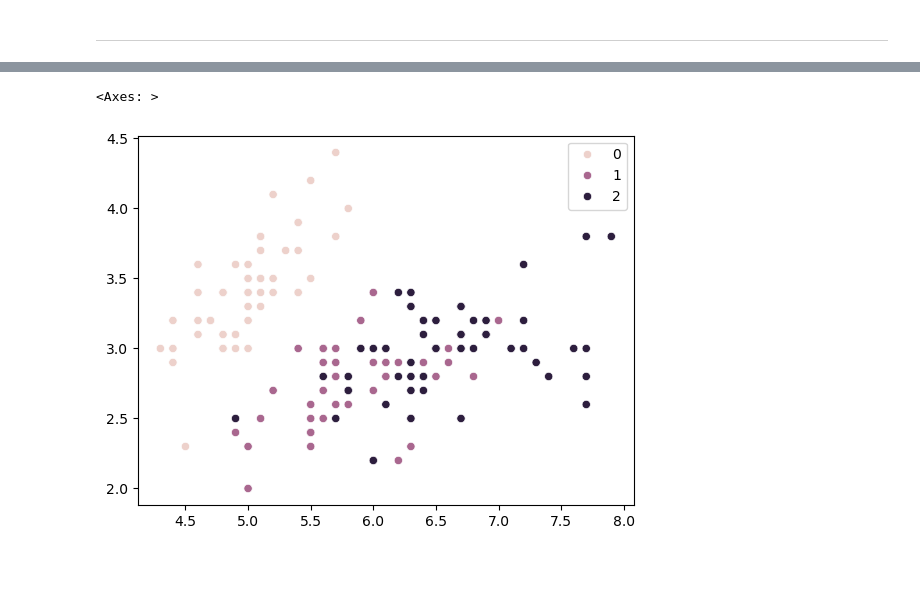
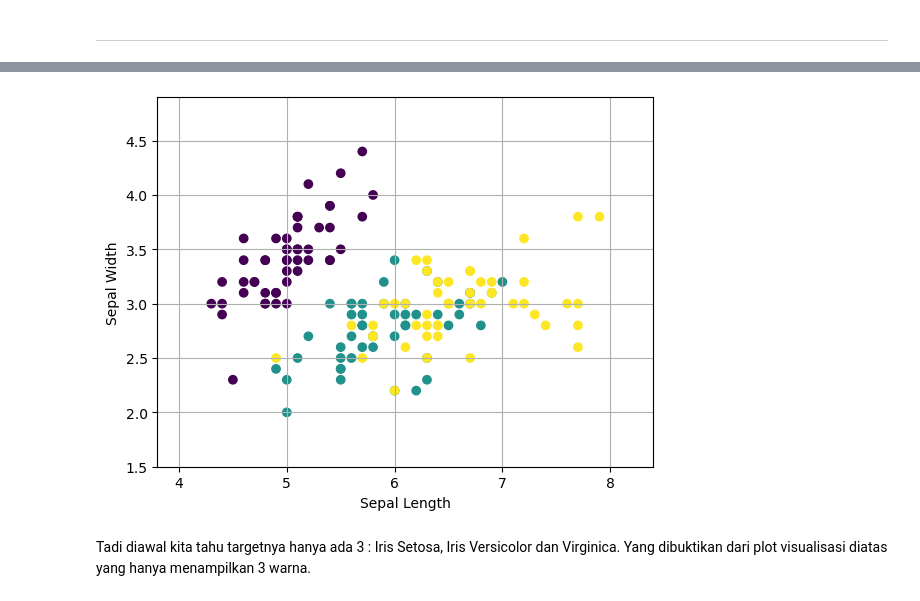
Before and after one commit to agungwahyuprayogo/Machine-Learning-with-Python-Scikit-Learning, a Jupyter notebook: 002 Sample Dataset pada Scikit Learn.ipynb, the cells around one changed output, grey strips where cells are left out. Saved outputs shown, nothing was run; the diff lists cells and outputs as text; code cells hidden in the pictures; blank space fills up the shorter version.

```diff
--- a/002 Sample Dataset pada Scikit Learn.ipynb
+++ b/002 Sample Dataset pada Scikit Learn.ipynb
@@ -313,8 +361,28 @@ Bilamana dibutuhkan kita juga bisa memanfaatkan Mathplotlib untuk melakukan visu
 # %%
-import seaborn as sns
+# import module as plt
+import matplotlib.pyplot as plt
 
-# Langsung tembak 2 kolom awal dan warna (hue)
-sns.scatterplot(x=X[:, 0], y=X[:, 1], hue=y)
+# mengambil semua baris dan hanya mengambil 2 kolom awal (sepal length dan width)
+X = X[:, :2]
+
+# x_min berasosiasi dengan X[0] terkecil dan dikuragi 0.5 untuk extra space
+# x_max berasosisasi dengan data di X[0] terbesar ditambah 0.5 untuk extra space
+# intinya memperlebar jarak untuk lebar dan tinggi latar visual
+x_min, x_max = X[:, 0].min() - 0.5, X[:, 0].max() + 0.5
+y_min, y_max = X[:, 1].min() - 0.5, X[:, 1].max() + 0.5
+
+# sumbu x menggunakan x[0] atau Sepal Length
+# sumbu y menggunakan x[1] atau Sepal Width
+# c sebagai parameter ke-3, color yang di tentukan oleh dari nilai variable y
+plt.scatter(X[:, 0], X[:, 1], c=y)
+plt.xlabel('Sepal Length')
+plt.ylabel('Sepal Width')
+
+plt.xlim(x_min, x_max)
+plt.ylim(y_min, y_max)
+plt.grid(True)
+plt.show()
 # %% [output]
-<Axes: >
-[figure, old version]
+[figure, new version]
+# %% [markdown]
+Tadi diawal kita tahu targetnya hanya ada 3 : Iris Setosa, Iris Versicolor dan Virginica. Yang dibuktikan dari plot visualisasi diatas yang hanya menampilkan 3 warna.
```
Also changed, not shown: parts of 8 cells of this notebook.
